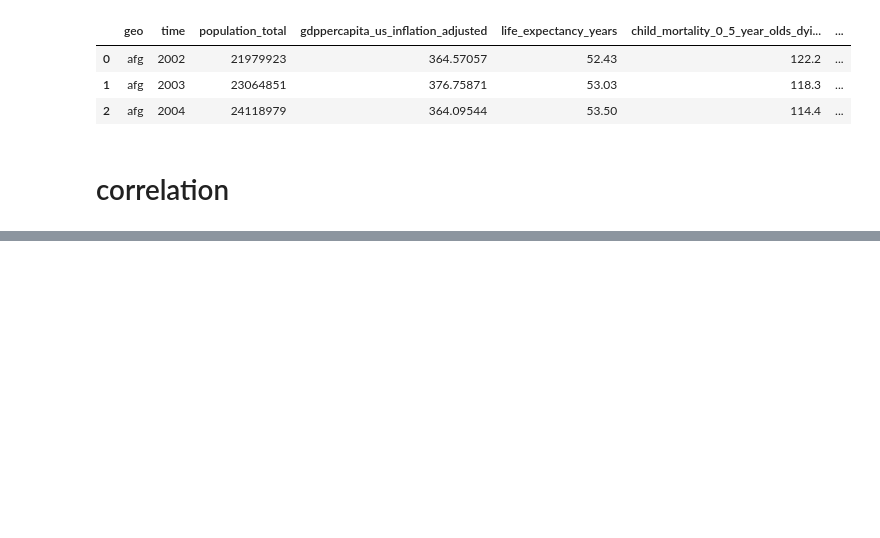
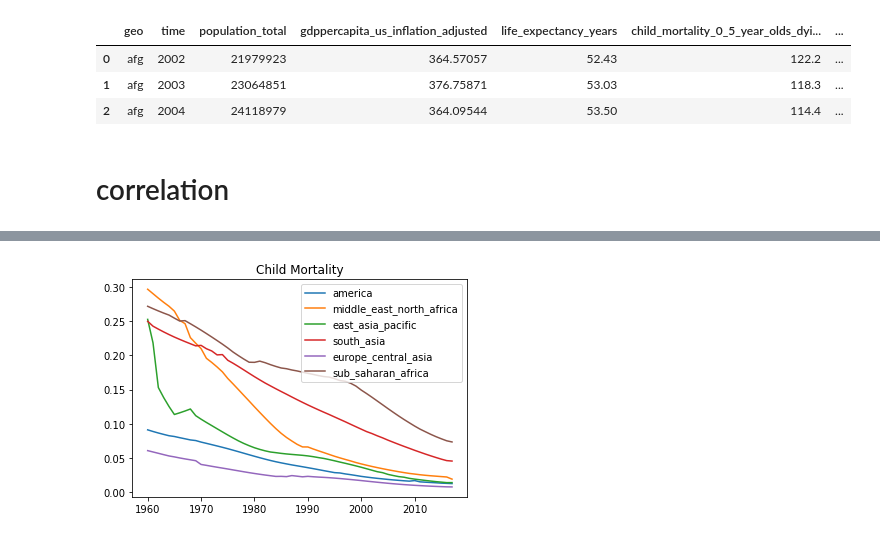
Before and after one commit to chao-h/ds5500hw1, a Jupyter notebook: Q3.ipynb, the cells around one changed output, grey strips where cells are left out. Cells and saved outputs as stored; diff of their text form; code cells hidden in the pictures; blank space fills up the shorter version.

```diff
--- a/Q3.ipynb
+++ b/Q3.ipynb
@@ -99,0 +108,21 @@ plot_for('child_mortality_0_5_year_olds_dying_per_1000_born', 'Child Mortality',
+# %%
+df['child_mortality_0_5_year_olds_dying'] = df['child_mortality_0_5_year_olds_dying_per_1000_born'] / 1000
+# %%
+def plot_for2(col, col_name):
+    records = {region: [] for region in df.world_6region}
+    for time in times:
+        df_time = df[df.time == time].copy()
+        df_time['tmp_total'] = df_time[col] * df_time['population_total']
+        df_grouped = df_time.groupby('world_6region').sum()
+        df_grouped['tmp_avg'] = df_grouped['tmp_total'] / df_grouped['population_total']
+        for region in regions:
+            records[region].append(df_grouped.loc[region]['tmp_avg'])
+    for region in regions:
+        plt.plot(times, records[region])
+    plt.title('{}'.format(col_name))
+    plt.legend(regions)
+# %%
+plot_for2('child_mortality_0_5_year_olds_dying', 'Child Mortality')
+plt.savefig(save_dir / 'child_mortality')
+# %% [output]
+[figure, added]
```
Also changed, not shown: parts of 8 cells of this notebook, 13 other files.
